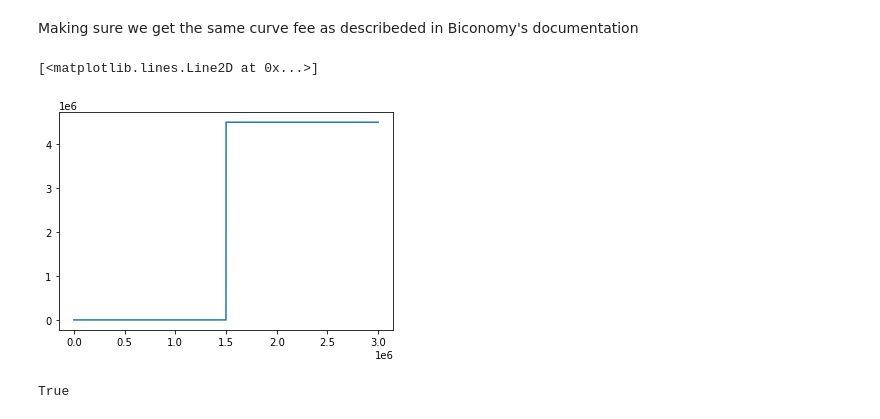
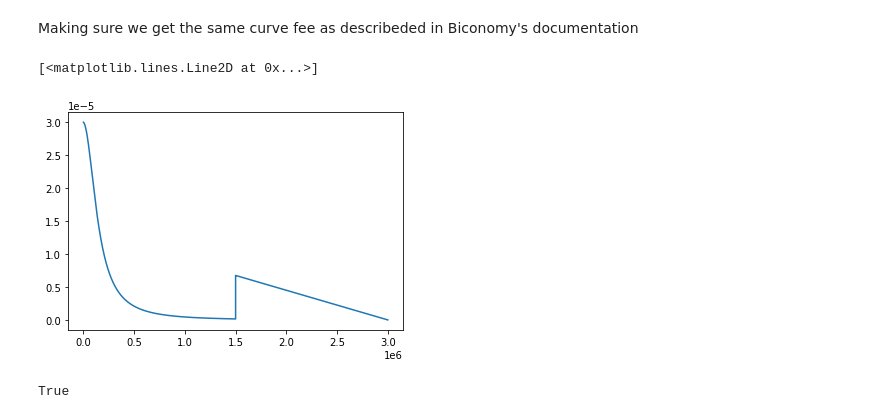
Before and after one commit to IlluvatarEru/hyphenArbitrage, a Jupyter notebook: research/Hyphen Arbitrage.ipynb, the cells around one changed output. Saved outputs shown, nothing was run; the diff lists cells and outputs as text; code cells hidden in the pictures.

```diff
--- a/research/Hyphen Arbitrage.ipynb
+++ b/research/Hyphen Arbitrage.ipynb
@@ -35,14 +35,15 @@ Making sure we get the same curve fee as describeded in Biconomy's documentation
 # %%
 fees=[]
 lr=[]
+excess_state_transfer_fee = 0.045
 for amount in range(0,3000000):
     f = compute_transfer_fee(amount, 3000000,1500000,0.1,0.001,excess_state_transfer_fee=excess_state_transfer_fee,depth=2)
     fees.append(f)
     lr.append(3000000-amount)
 plt.plot(lr[::-1], fees[::-1])
 # %% [output]
 [<matplotlib.lines.Line2D at 0x...>]
-[figure, old version]
+[figure, new version]
 # %%
 # expect true
 fees.index(0.001)==1500000
```
Also changed, not shown: parts of 20 cells of this notebook, 6 other files.
